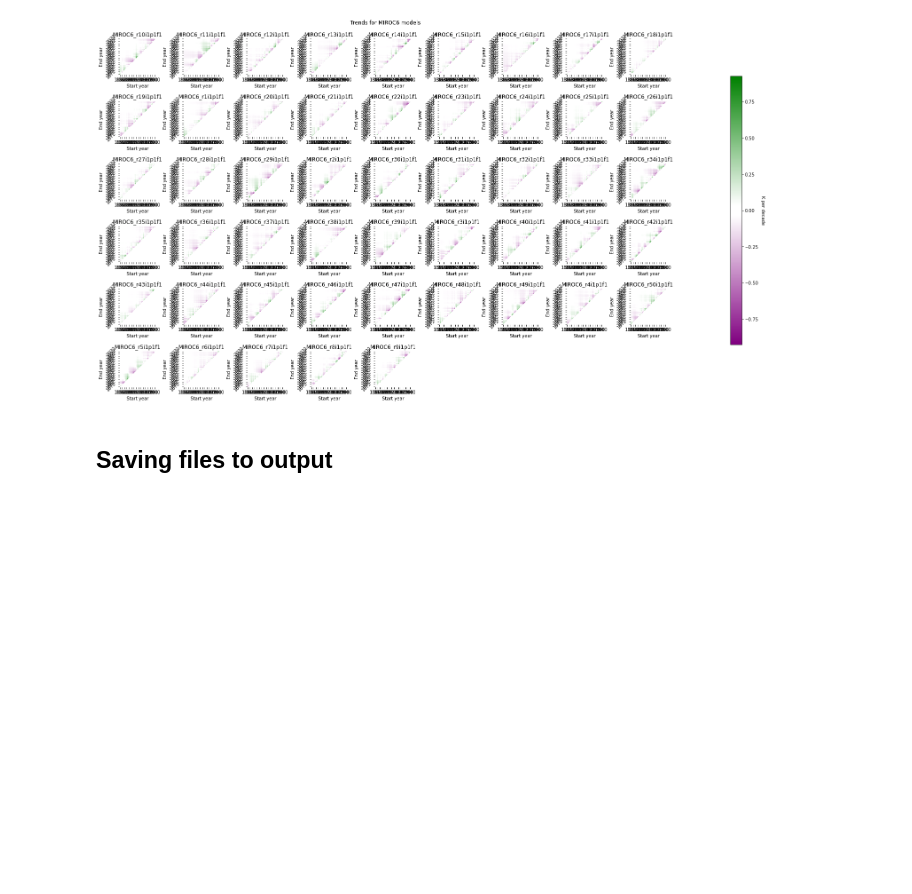
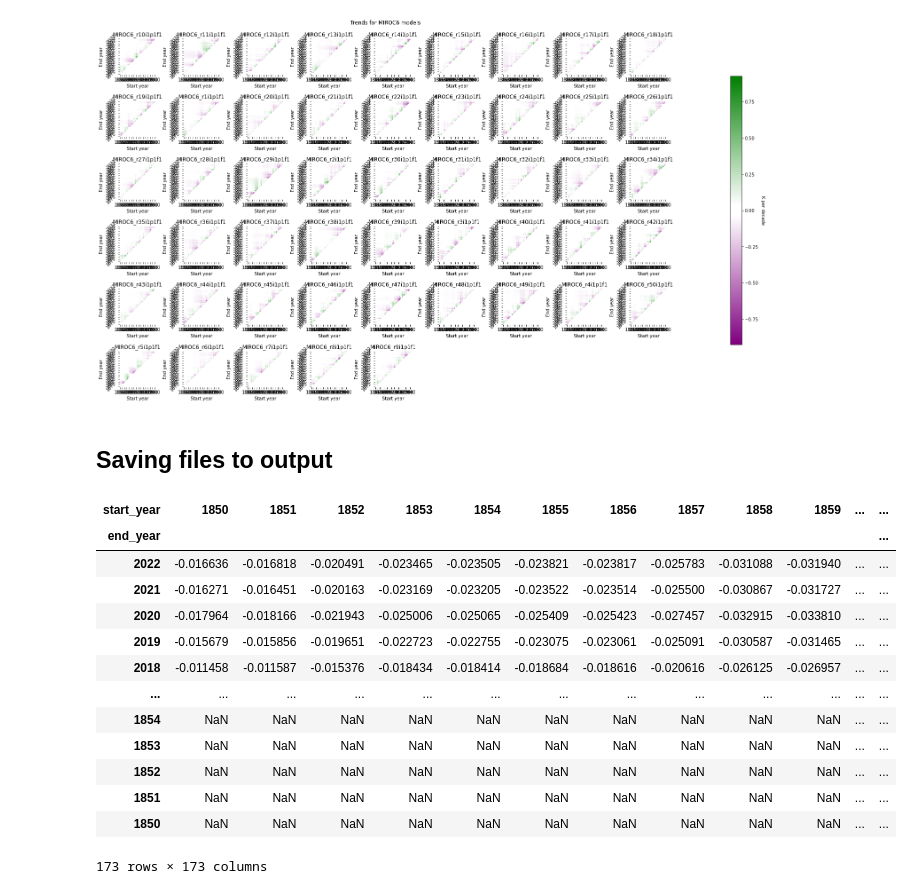
Before and after one commit to hanbyrne1995/gradient_project, a Jupyter notebook: Grad_proj_v4.ipynb, the cells around one changed output. Cells and saved outputs as stored; diff of their text form; code cells hidden in the pictures; blank space fills up the shorter version.

```diff
--- a/Grad_proj_v4.ipynb
+++ b/Grad_proj_v4.ipynb
@@ -258,3 +258,20 @@ for modelName, trends in trendsDfDict.items():
 for modelName, gradients in gradDict.items():
     pathName = gradientsDir+'/'+modelName+'.nc'
     gradients.to_netcdf(pathName)
+# %%
+trendsDfDict['MIROC6_r10i1p1f1']
+# %% [output]
+| start_year | 1850 | 1851 | 1852 | 1853 | 1854 | 1855 | 1856 | 1857 | 1858 | 1859 | ... | ... |
+| end_year |  |  |  |  |  |  |  |  |  |  |  | ... |
+| 2022 | -0.016636 | -0.016818 | -0.020491 | -0.023465 | -0.023505 | -0.023821 | -0.023817 | -0.025783 | -0.031088 | -0.031940 | ... | ... |
+| 2021 | -0.016271 | -0.016451 | -0.020163 | -0.023169 | -0.023205 | -0.023522 | -0.023514 | -0.025500 | -0.030867 | -0.031727 | ... | ... |
+| 2020 | -0.017964 | -0.018166 | -0.021943 | -0.025006 | -0.025065 | -0.025409 | -0.025423 | -0.027457 | -0.032915 | -0.033810 | ... | ... |
+| 2019 | -0.015679 | -0.015856 | -0.019651 | -0.022723 | -0.022755 | -0.023075 | -0.023061 | -0.025091 | -0.030587 | -0.031465 | ... | ... |
+| 2018 | -0.011458 | -0.011587 | -0.015376 | -0.018434 | -0.018414 | -0.018684 | -0.018616 | -0.020616 | -0.026125 | -0.026957 | ... | ... |
+| ... | ... | ... | ... | ... | ... | ... | ... | ... | ... | ... | ... | ... |
+| 1854 | NaN | NaN | NaN | NaN | NaN | NaN | NaN | NaN | NaN | NaN | ... | ... |
+| 1853 | NaN | NaN | NaN | NaN | NaN | NaN | NaN | NaN | NaN | NaN | ... | ... |
+| 1852 | NaN | NaN | NaN | NaN | NaN | NaN | NaN | NaN | NaN | NaN | ... | ... |
+| 1851 | NaN | NaN | NaN | NaN | NaN | NaN | NaN | NaN | NaN | NaN | ... | ... |
+| 1850 | NaN | NaN | NaN | NaN | NaN | NaN | NaN | NaN | NaN | NaN | ... | ... |
+173 rows × 173 columns
```
Also changed, not shown: parts of 1 cell of this notebook.
